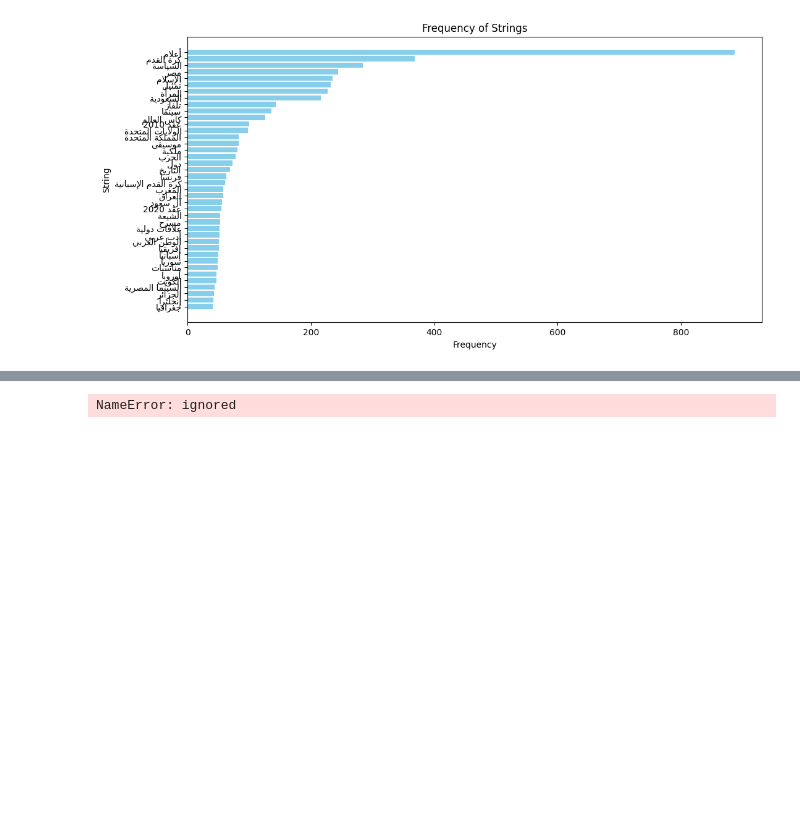
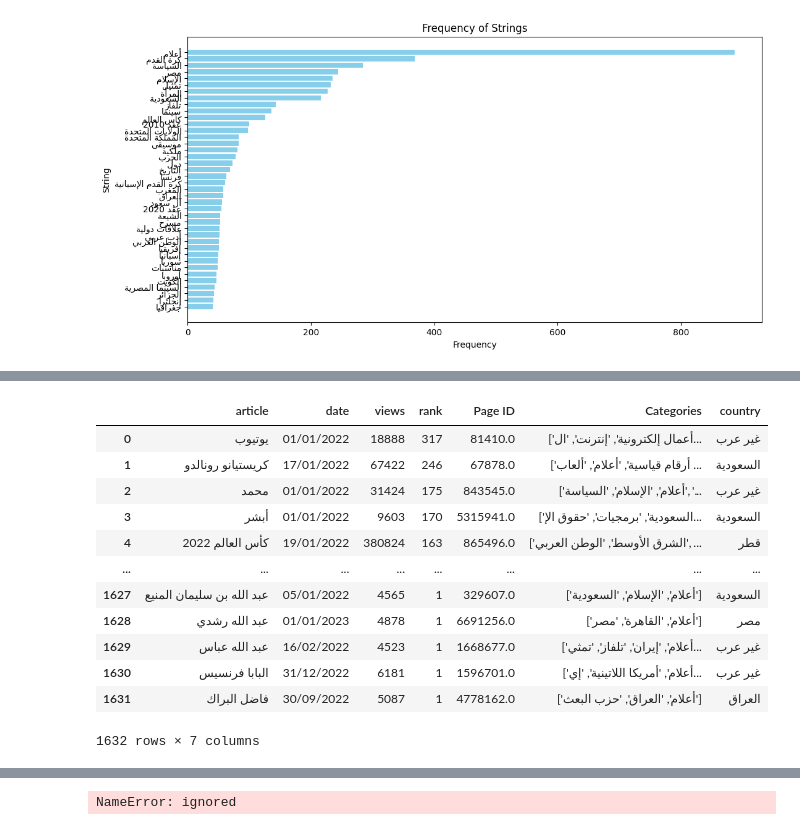
Before and after one commit to ia234/Python_23, a Jupyter notebook: Category_Analysis.ipynb, the cells around one changed output, grey strips where cells are left out. Cells and saved outputs as stored; diff of their text form; code cells hidden in the pictures; blank space fills up the shorter version.

```diff
--- a/Category_Analysis.ipynb
+++ b/Category_Analysis.ipynb
@@ -307,0 +403,36 @@ fig.show()
+# %%
+import pandas as pd
+import re
+
+
+# Define a function to extract countries from the categories
+def extract_countries(categories):
+    if isinstance(categories, str):
+        country_pattern = r'(الإمارات العربية المتحدة|البحرين|الكويت|السعودية|اليمن|قطر|عُمان|الأردن|سوريا|لبنان|فلسطين|العراق|السودان|مصر|ليبيا|تونس|الجزائر|المغرب|موريتانيا|الصومال|جيبوتي|جزر القمر)'
+        matches = re.findall(country_pattern, categories)
+        if matches:
+            unique_countries = set(matches)  # Remove duplicates by converting to a set
+            return ', '.join(unique_countries)
+        else:
+            return 'غير عرب'
+    return ''
+
+# Apply the function to create the "country" column
+smaller_df['country'] = smaller_df['Categories'].apply(extract_countries)
+
+# Print the updated DataFrame
+smaller_df
+# %% [output]
+|  | article | date | views | rank | Page ID | Categories | country |
+| 0 | يوتيوب | 01/01/2022 | 18888 | 317 | 81410.0 | ['أعمال إلكترونية', 'إنترنت', 'ال... | غير عرب |
+| 1 | كريستيانو رونالدو | 17/01/2022 | 67422 | 246 | 67878.0 | ['أرقام قياسية', 'أعلام', 'ألعاب ... | السعودية |
+| 2 | محمد | 01/01/2022 | 31424 | 175 | 843545.0 | ['أعلام', 'الإسلام', 'السياسة', '... | غير عرب |
+| 3 | أبشر | 01/01/2022 | 9603 | 170 | 5315941.0 | ['السعودية', 'برمجيات', 'حقوق الإ... | السعودية |
+| 4 | كأس العالم 2022 | 19/01/2022 | 380824 | 163 | 865496.0 | ['الشرق الأوسط', 'الوطن العربي', ... | قطر |
+| ... | ... | ... | ... | ... | ... | ... | ... |
+| 1627 | عبد الله بن سليمان المنيع | 05/01/2022 | 4565 | 1 | 329607.0 | ['أعلام', 'الإسلام', 'السعودية'] | السعودية |
+| 1628 | عبد الله رشدي | 01/01/2023 | 4878 | 1 | 6691256.0 | ['أعلام', 'القاهرة', 'مصر'] | مصر |
+| 1629 | عبد الله عباس | 16/02/2022 | 4523 | 1 | 1668677.0 | ['أعلام', 'إيران', 'تلفاز', 'تمثي... | غير عرب |
+| 1630 | البابا فرنسيس | 31/12/2022 | 6181 | 1 | 1596701.0 | ['أعلام', 'أمريكا اللاتينية', 'إي... | غير عرب |
+| 1631 | فاضل البراك | 30/09/2022 | 5087 | 1 | 4778162.0 | ['أعلام', 'العراق', 'حزب البعث'] | العراق |
+1632 rows × 7 columns
```
Also changed, not shown: parts of 20 cells of this notebook.
